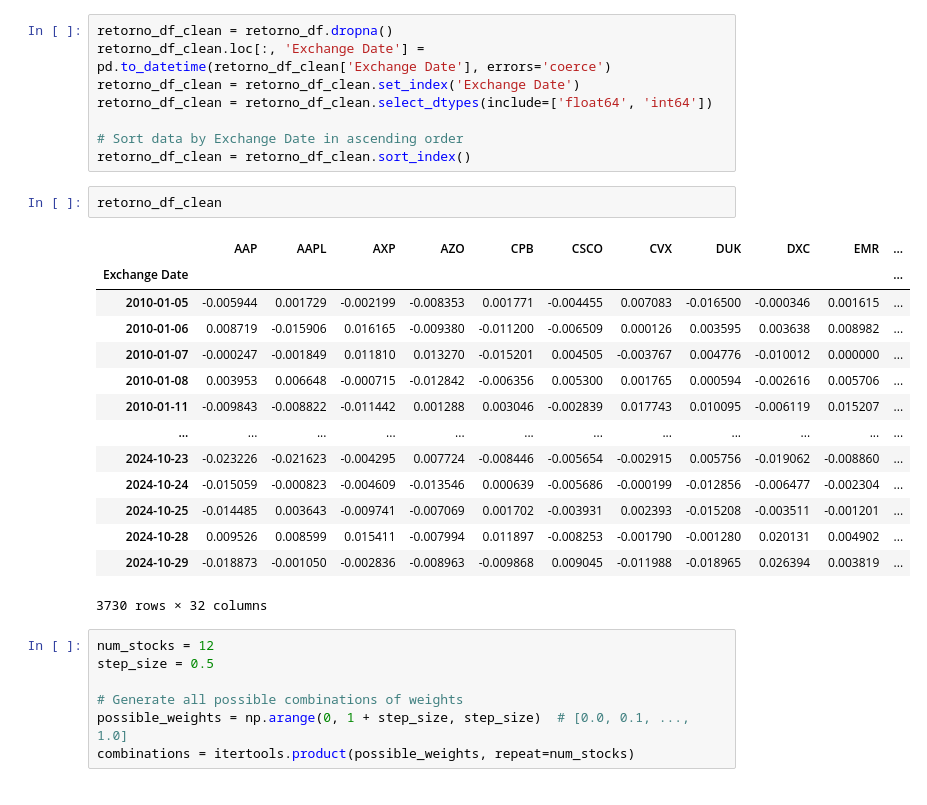
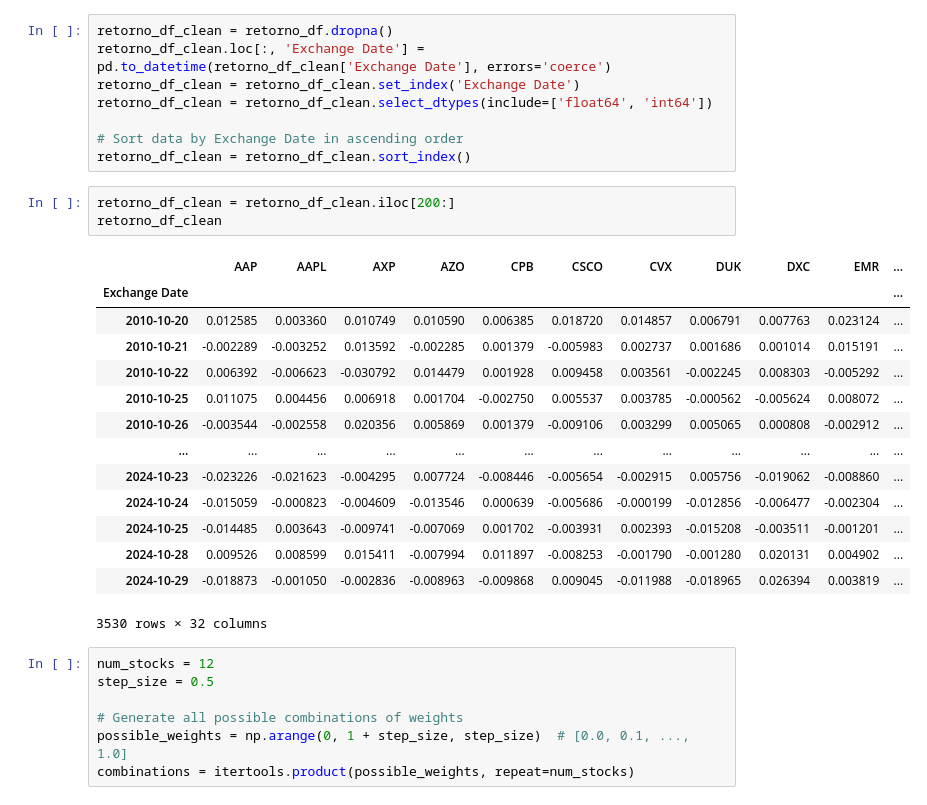
Before and after one commit to anamariapatron/modelos-de-interacciones-sociales-, a Jupyter notebook: trabajo final/Combinatorial.ipynb, the cells around one changed output. Saved outputs shown, nothing was run; the diff lists cells and outputs as text.

```diff
--- a/trabajo final/Combinatorial.ipynb
+++ b/trabajo final/Combinatorial.ipynb
@@ -17,23 +17,24 @@ retorno_df_clean = retorno_df_clean.select_dtypes(include=['float64', 'int64'])
 
 # Sort data by Exchange Date in ascending order
 retorno_df_clean = retorno_df_clean.sort_index()
-# %%
-retorno_df_clean
-# %% [output]
-|  | AAP | AAPL | AXP | AZO | CPB | CSCO | CVX | DUK | DXC | EMR | ... |
-| Exchange Date |  |  |  |  |  |  |  |  |  |  | ... |
-| 2010-01-05 | -0.005944 | 0.001729 | -0.002199 | -0.008353 | 0.001771 | -0.004455 | 0.007083 | -0.016500 | -0.000346 | 0.001615 | ... |
-| 2010-01-06 | 0.008719 | -0.015906 | 0.016165 | -0.009380 | -0.011200 | -0.006509 | 0.000126 | 0.003595 | 0.003638 | 0.008982 | ... |
-| 2010-01-07 | -0.000247 | -0.001849 | 0.011810 | 0.013270 | -0.015201 | 0.004505 | -0.003767 | 0.004776 | -0.010012 | 0.000000 | ... |
-| 2010-01-08 | 0.003953 | 0.006648 | -0.000715 | -0.012842 | -0.006356 | 0.005300 | 0.001765 | 0.000594 | -0.002616 | 0.005706 | ... |
-| 2010-01-11 | -0.009843 | -0.008822 | -0.011442 | 0.001288 | 0.003046 | -0.002839 | 0.017743 | 0.010095 | -0.006119 | 0.015207 | ... |
-| ... | ... | ... | ... | ... | ... | ... | ... | ... | ... | ... | ... |
-| 2024-10-23 | -0.023226 | -0.021623 | -0.004295 | 0.007724 | -0.008446 | -0.005654 | -0.002915 | 0.005756 | -0.019062 | -0.008860 | ... |
-| 2024-10-24 | -0.015059 | -0.000823 | -0.004609 | -0.013546 | 0.000639 | -0.005686 | -0.000199 | -0.012856 | -0.006477 | -0.002304 | ... |
-| 2024-10-25 | -0.014485 | 0.003643 | -0.009741 | -0.007069 | 0.001702 | -0.003931 | 0.002393 | -0.015208 | -0.003511 | -0.001201 | ... |
-| 2024-10-28 | 0.009526 | 0.008599 | 0.015411 | -0.007994 | 0.011897 | -0.008253 | -0.001790 | -0.001280 | 0.020131 | 0.004902 | ... |
-| 2024-10-29 | -0.018873 | -0.001050 | -0.002836 | -0.008963 | -0.009868 | 0.009045 | -0.011988 | -0.018965 | 0.026394 | 0.003819 | ... |
-3730 rows × 32 columns
+# %%
+retorno_df_clean = retorno_df_clean.iloc[200:]
+retorno_df_clean
+# %% [output]
+|  | AAP | AAPL | AXP | AZO | CPB | CSCO | CVX | DUK | DXC | EMR | ... |
+| Exchange Date |  |  |  |  |  |  |  |  |  |  | ... |
+| 2010-10-20 | 0.012585 | 0.003360 | 0.010749 | 0.010590 | 0.006385 | 0.018720 | 0.014857 | 0.006791 | 0.007763 | 0.023124 | ... |
+| 2010-10-21 | -0.002289 | -0.003252 | 0.013592 | -0.002285 | 0.001379 | -0.005983 | 0.002737 | 0.001686 | 0.001014 | 0.015191 | ... |
+| 2010-10-22 | 0.006392 | -0.006623 | -0.030792 | 0.014479 | 0.001928 | 0.009458 | 0.003561 | -0.002245 | 0.008303 | -0.005292 | ... |
+| 2010-10-25 | 0.011075 | 0.004456 | 0.006918 | 0.001704 | -0.002750 | 0.005537 | 0.003785 | -0.000562 | -0.005624 | 0.008072 | ... |
+| 2010-10-26 | -0.003544 | -0.002558 | 0.020356 | 0.005869 | 0.001379 | -0.009106 | 0.003299 | 0.005065 | 0.000808 | -0.002912 | ... |
+| ... | ... | ... | ... | ... | ... | ... | ... | ... | ... | ... | ... |
+| 2024-10-23 | -0.023226 | -0.021623 | -0.004295 | 0.007724 | -0.008446 | -0.005654 | -0.002915 | 0.005756 | -0.019062 | -0.008860 | ... |
+| 2024-10-24 | -0.015059 | -0.000823 | -0.004609 | -0.013546 | 0.000639 | -0.005686 | -0.000199 | -0.012856 | -0.006477 | -0.002304 | ... |
+| 2024-10-25 | -0.014485 | 0.003643 | -0.009741 | -0.007069 | 0.001702 | -0.003931 | 0.002393 | -0.015208 | -0.003511 | -0.001201 | ... |
+| 2024-10-28 | 0.009526 | 0.008599 | 0.015411 | -0.007994 | 0.011897 | -0.008253 | -0.001790 | -0.001280 | 0.020131 | 0.004902 | ... |
+| 2024-10-29 | -0.018873 | -0.001050 | -0.002836 | -0.008963 | -0.009868 | 0.009045 | -0.011988 | -0.018965 | 0.026394 | 0.003819 | ... |
+3530 rows × 32 columns
 # %%
 num_stocks = 12
 step_size = 0.5
```
Also changed, not shown: parts of 10 cells of this notebook.
